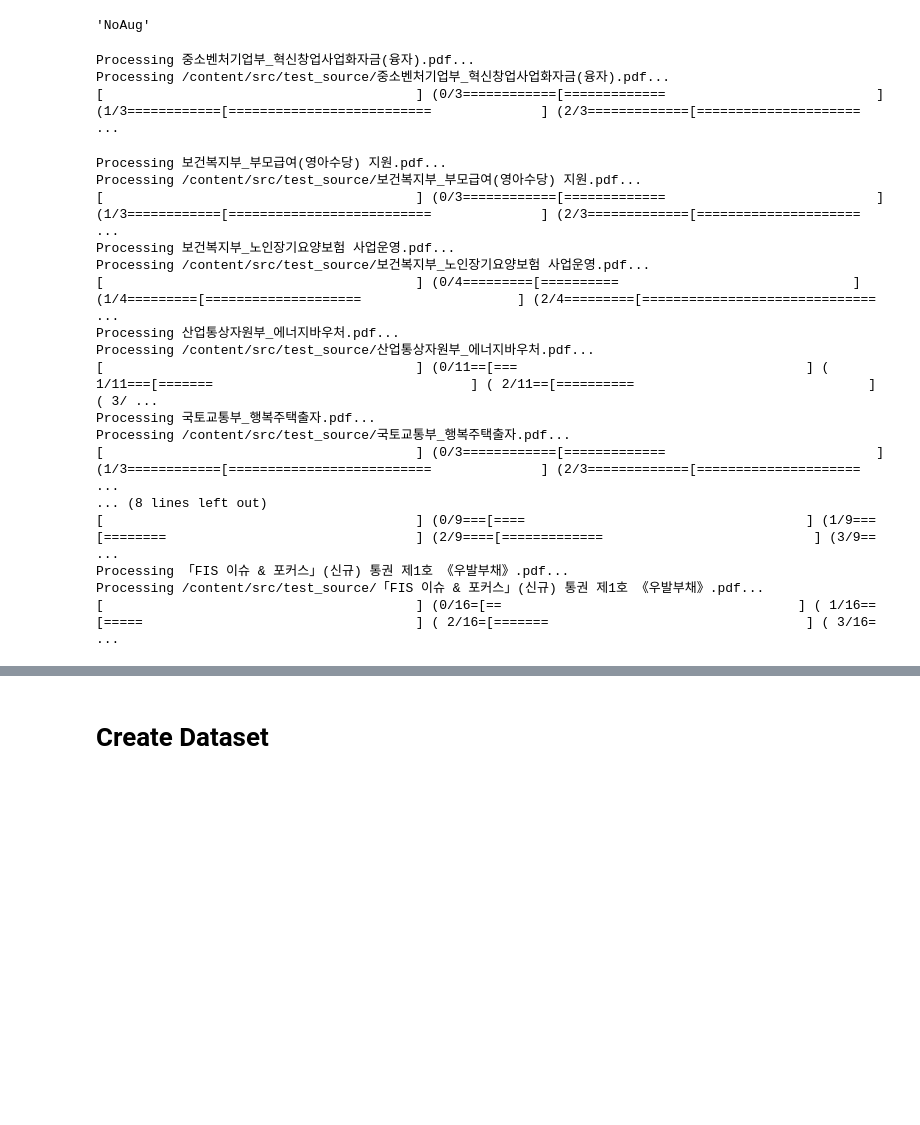
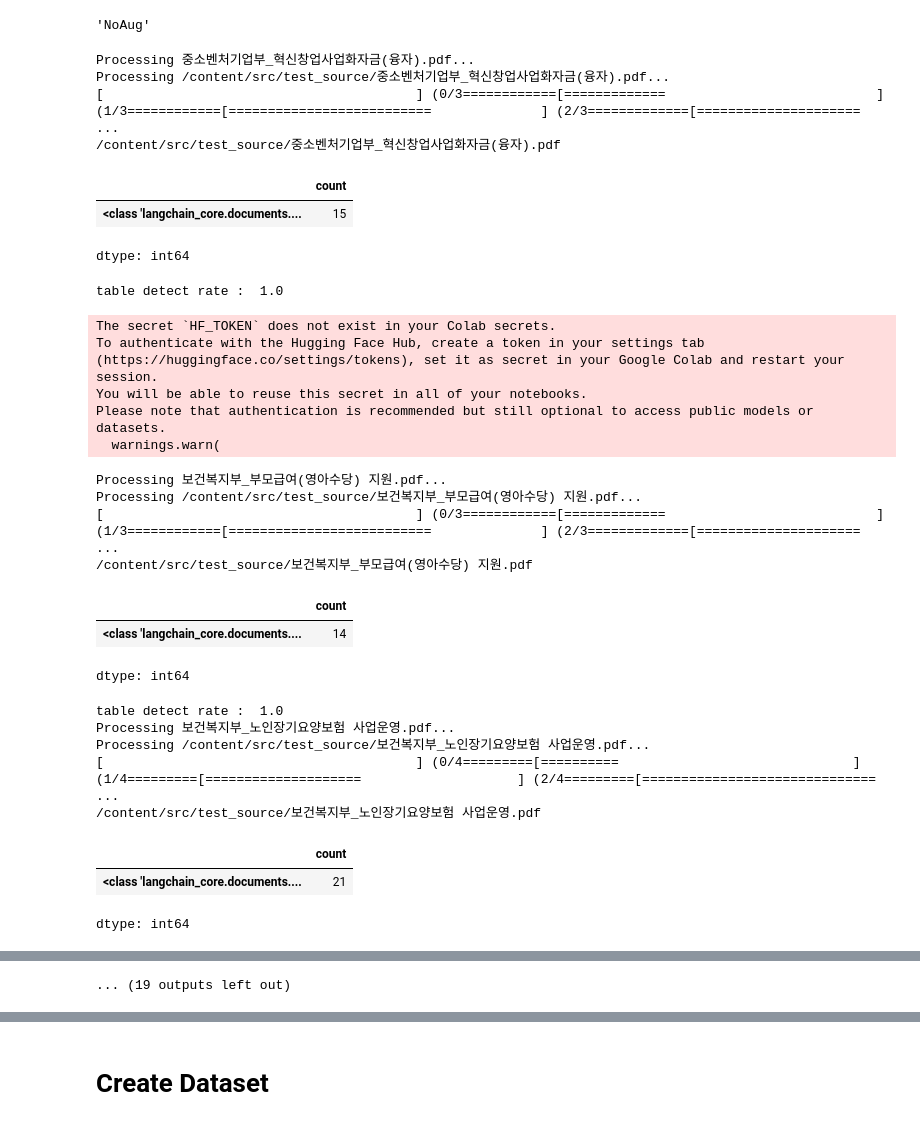
Before and after one commit to theNocturni/WASSUP-DACON-FinAI, a Jupyter notebook: code/0.create_dataset.ipynb, the cells around one changed output, grey strips where cells are left out. Cells and saved outputs as stored; diff of their text form; code cells hidden in the pictures; blank space fills up the shorter version.

```diff
--- a/code/0.create_dataset.ipynb
+++ b/code/0.create_dataset.ipynb
@@ -460,0 +591,32 @@ def recreate_pdfs_from_dataframe(df, base_dir,save_dir):
+# %%
+#앙상블
+def process_pdfs_from_df(df, base_dir, table_dict, chunk_size=256, model_path = "intfloat/multilingual-e5-small"):
+    """딕셔너리에 pdf명을 키로해서 DB, retriever 저장"""
+    pdf_databases = {}
+    unique_paths = df['Source_path'].unique()
+
+    for file_path in tqdm(unique_paths, desc="Processing PDFs"):
+        # 경로 정규화 및 절대 경로 생성
+        full_path = process_path(base_dir,file_path)
+        full_path = processed_path_matcher(base_dir,full_path)
+        pdf_title = os.path.basename(full_path)
+        print(f"Processing {pdf_title}...")
+
+        # PDF 처리 및 벡터 DB 생성
+        chunks =pdf_2_chunck_w_table(full_path,table_dict[file_path],chunk_size)
+        db = create_vector_db(chunks, model_path=model_path)
+
+        kiwi_bm25_retriever = KiwiBM25Retriever.from_documents(chunks)
+        faiss_retriever = db.as_retriever()
+        retriever = EnsembleRetriever(
+            retrievers=[kiwi_bm25_retriever, faiss_retriever],
+            weights=[0.5, 0.5],
+            search_type="mmr",
+        )
+
+        # 결과 저장
+        pdf_databases[pdf_title] = {
+                'db': db,
+                'retriever': retriever
+        }
+    return pdf_databases
@@ -695,25 +919,33 @@ aug_type
 # %% [output]
 'NoAug'
 # %%
-test_db = process_pdfs_from_dataframe(test_df, temp_path, chunk_size=chunk_size, model_path=model_path)
+test_db = process_pdfs_from_df(test_df, temp_path, tab_dict_tst, chunk_size=chunk_size, model_path=model_path)
 # %% [output]
 Processing 중소벤처기업부_혁신창업사업화자금(융자).pdf...
 Processing /content/src/test_source/중소벤처기업부_혁신창업사업화자금(융자).pdf...
 [                                        ] (0/3============[=============                           ] (1/3============[==========================              ] (2/3=============[===================== ...
+/content/src/test_source/중소벤처기업부_혁신창업사업화자금(융자).pdf
+|  | count |
+| <class 'langchain_core.documents.... | 15 |
-Processing 보건복지부_부모급여(영아수당) 지원.pdf...
-Processing /content/src/test_source/보건복지부_부모급여(영아수당) 지원.pdf...
-[                                        ] (0/3============[=============                           ] (1/3============[==========================              ] (2/3=============[===================== ...
-Processing 보건복지부_노인장기요양보험 사업운영.pdf...
-Processing /content/src/test_source/보건복지부_노인장기요양보험 사업운영.pdf...
-[                                        ] (0/4=========[==========                              ] (1/4=========[====================                    ] (2/4=========[==============================  ...
-Processing 산업통상자원부_에너지바우처.pdf...
-Processing /content/src/test_source/산업통상자원부_에너지바우처.pdf...
-[                                        ] (0/11==[===                                     ] ( 1/11===[=======                                 ] ( 2/11==[==========                              ] ( 3/ ...
-Processing 국토교통부_행복주택출자.pdf...
-Processing /content/src/test_source/국토교통부_행복주택출자.pdf...
-[                                        ] (0/3============[=============                           ] (1/3============[==========================              ] (2/3=============[===================== ...
-... (8 lines left out)
-[                                        ] (0/9===[====                                    ] (1/9===[========                                ] (2/9====[=============                           ] (3/9== ...
-Processing 「FIS 이슈 & 포커스」(신규) 통권 제1호 《우발부채》.pdf...
-Processing /content/src/test_source/「FIS 이슈 & 포커스」(신규) 통권 제1호 《우발부채》.pdf...
-[                                        ] (0/16=[==                                      ] ( 1/16==[=====                                   ] ( 2/16=[=======                                 ] ( 3/16= ...
+dtype: int64
+table detect rate :  1.0
+The secret `HF_TOKEN` does not exist in your Colab secrets.
+To authenticate with the Hugging Face Hub, create a token in your settings tab (https://huggingface.co/settings/tokens), set it as secret in your Google Colab and restart your session.
+You will be able to reuse this secret in all of your notebooks.
+Please note that authentication is recommended but still optional to access public models or datasets.
+  warnings.warn(
+Processing 보건복지부_부모급여(영아수당) 지원.pdf...
+Processing /content/src/test_source/보건복지부_부모급여(영아수당) 지원.pdf...
+[                                        ] (0/3============[=============                           ] (1/3============[==========================              ] (2/3=============[===================== ...
+/content/src/test_source/보건복지부_부모급여(영아수당) 지원.pdf
+|  | count |
+| <class 'langchain_core.documents.... | 14 |
+dtype: int64
+table detect rate :  1.0
+Processing 보건복지부_노인장기요양보험 사업운영.pdf...
+Processing /content/src/test_source/보건복지부_노인장기요양보험 사업운영.pdf...
+[                                        ] (0/4=========[==========                              ] (1/4=========[====================                    ] (2/4=========[==============================  ...
+/content/src/test_source/보건복지부_노인장기요양보험 사업운영.pdf
+|  | count |
+| <class 'langchain_core.documents.... | 21 |
+dtype: int64
@@ -719,0 +957 @@ Processing /content/src/test_source/「FIS 이슈 & 포커스」(
+... (19 outputs left out)
```
Also changed, not shown: parts of 51 cells of this notebook.
